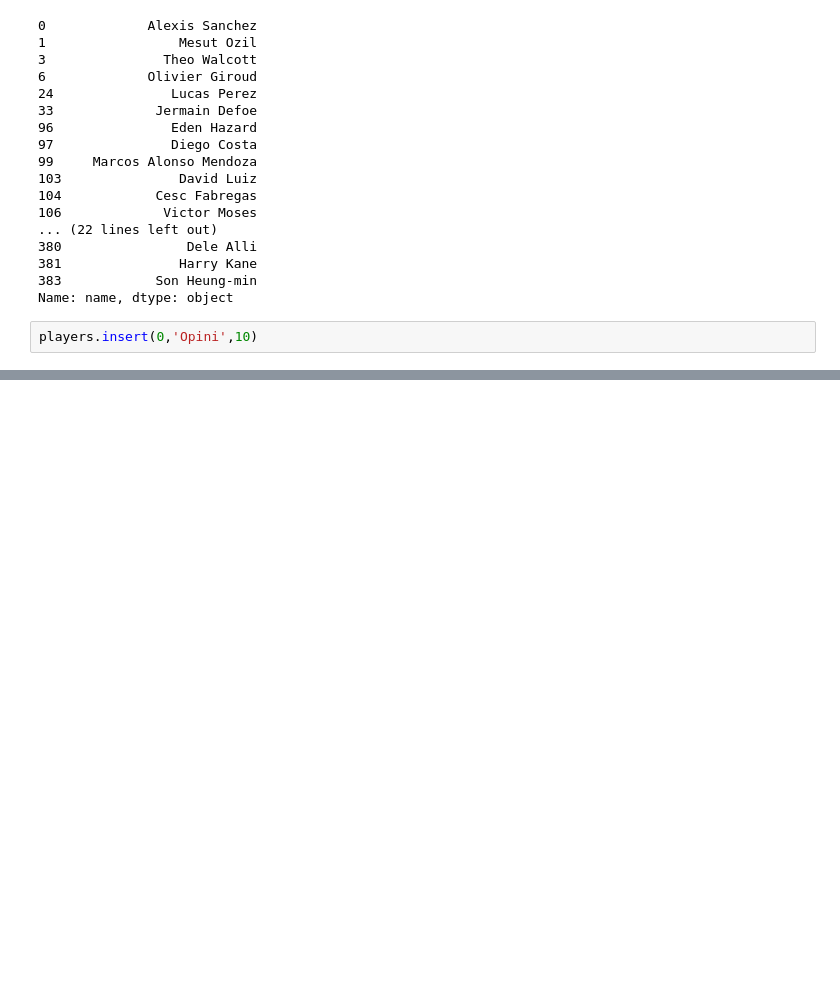
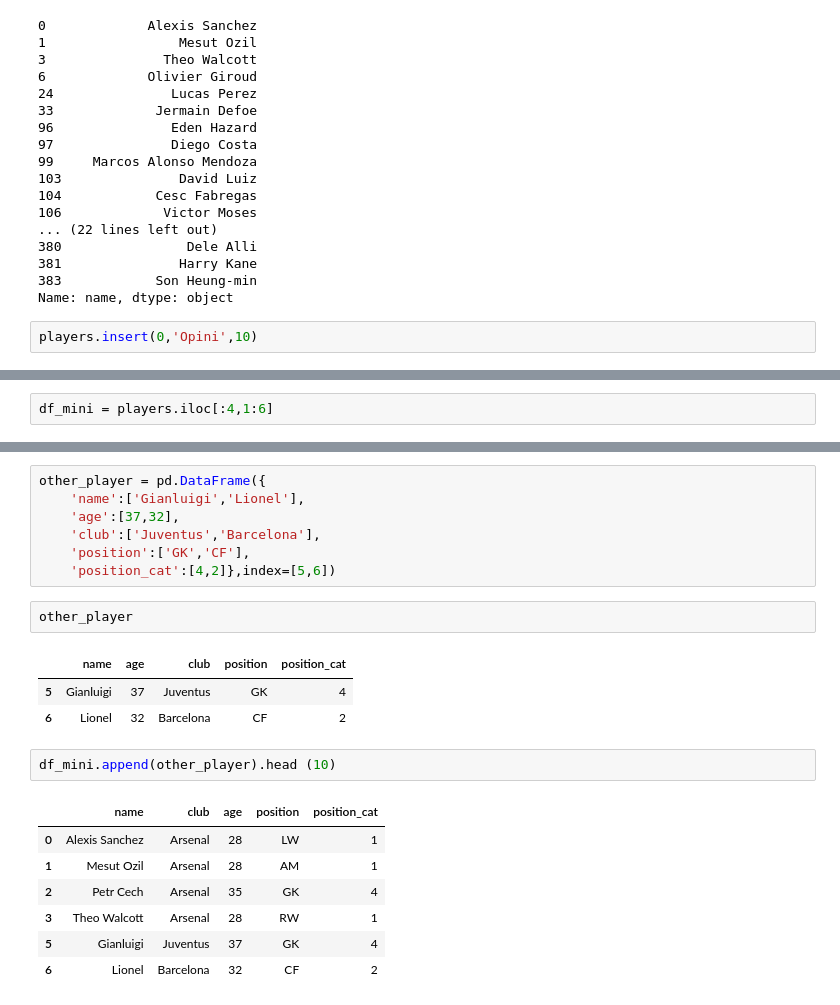
Before and after one commit to junio-firmino/Aprendizado_python, a Jupyter notebook: soccer.ipynb, the cells around one changed output, grey strips where cells are left out. Saved outputs shown, nothing was run; the diff lists cells and outputs as text; blank space fills up the shorter version.

```diff
--- a/soccer.ipynb
+++ b/soccer.ipynb
@@ -626,0 +627,2 @@ players.head(2)
+# %%
+df_mini = players.iloc[:4,1:6]
@@ -626,0 +637,23 @@ players.head(2)
+# %%
+other_player = pd.DataFrame({
+    'name':['Gianluigi','Lionel'],
+    'age':[37,32],
+    'club':['Juventus','Barcelona'],
+    'position':['GK','CF'],
+    'position_cat':[4,2]},index=[5,6])
+# %%
+other_player
+# %% [output]
+|  | name | age | club | position | position_cat |
+| 5 | Gianluigi | 37 | Juventus | GK | 4 |
+| 6 | Lionel | 32 | Barcelona | CF | 2 |
+# %%
+df_mini.append(other_player).head (10)
+# %% [output]
+|  | name | club | age | position | position_cat |
+| 0 | Alexis Sanchez | Arsenal | 28 | LW | 1 |
+| 1 | Mesut Ozil | Arsenal | 28 | AM | 1 |
+| 2 | Petr Cech | Arsenal | 35 | GK | 4 |
+| 3 | Theo Walcott | Arsenal | 28 | RW | 1 |
+| 5 | Gianluigi | Juventus | 37 | GK | 4 |
+| 6 | Lionel | Barcelona | 32 | CF | 2 |
```
Also changed, not shown: parts of 4 cells of this notebook.
